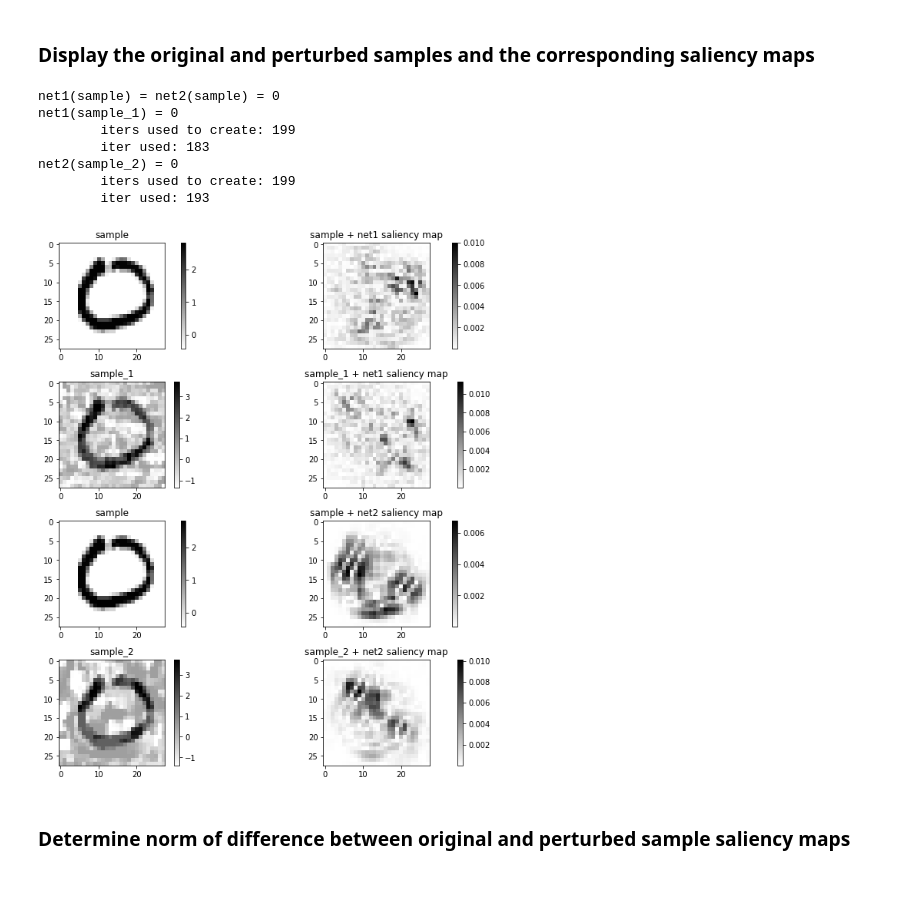
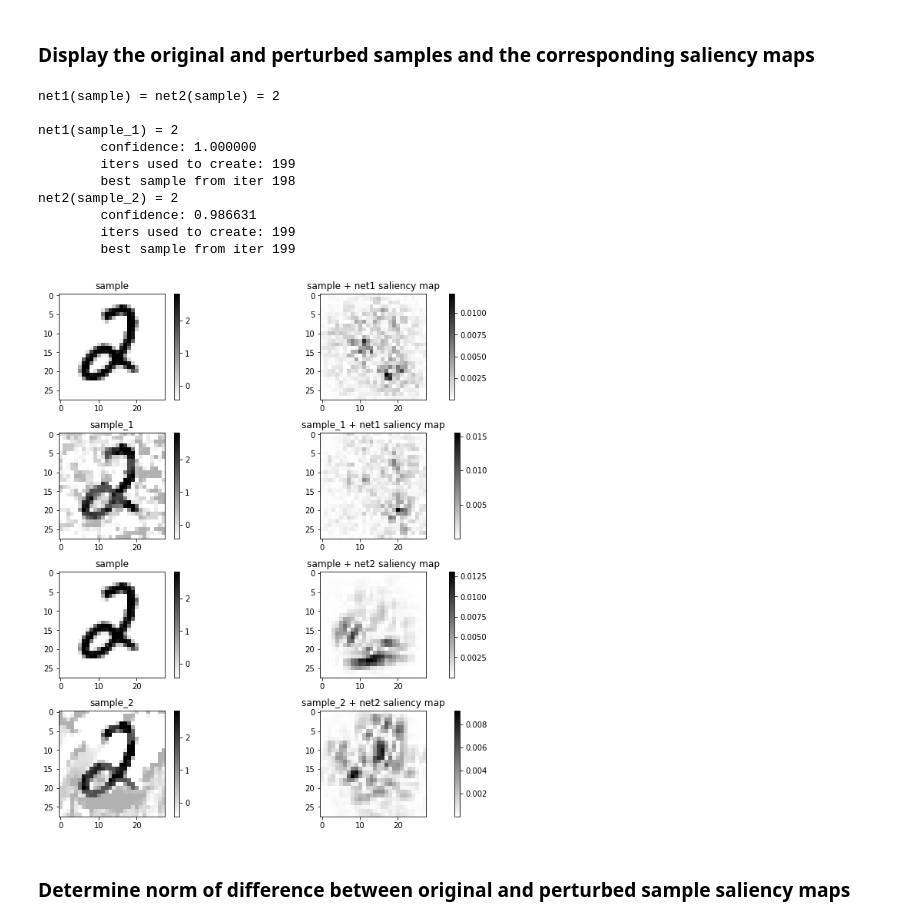
Before and after one commit to a1noack/robust_interpretations, a Jupyter notebook: attack_interps.ipynb, the cells around one changed output. Saved outputs shown, nothing was run; the diff lists cells and outputs as text; code cells hidden in the pictures; blank space fills up the shorter version.

```diff
--- a/attack_interps.ipynb
+++ b/attack_interps.ipynb
@@ -60,10 +60,12 @@ sga1 = InterpAttacker(net1, sample, label, net_proxy=net1_proxy, k=100, target=t
 sga2 = InterpAttacker(net2, sample, label, net_proxy=net2_proxy, k=100, target=target)
 
 # perform attack on both networks using sample as a starting point and track number of iterations performed
-sample_1, best_i1, iters1 = sga1.iterative_attack(sample, attack_method='targeted', interp_to_attack='simple_gradient',
-                                         measure='correlation', alpha=.005, num_iters=200, invert=False)
-sample_2, best_i2, iters2 = sga2.iterative_attack(sample, attack_method='targeted', interp_to_attack='simple_gradient',
-                                         measure='correlation', alpha=.005, num_iters=200, invert=False)
+sample_1, best_i1, iters1, confidence1 = sga1.iterative_attack(sample, attack_method='mass-center',
+                                            interp_to_attack='simple_gradient', measure='correlation',
+                                            alpha=.005, num_iters=200, invert=False)
+sample_2, best_i2, iters2, confidence2 = sga2.iterative_attack(sample, attack_method='mass-center',
+                                            interp_to_attack='simple_gradient', measure='correlation',
+                                            alpha=.005, num_iters=200, invert=False)
 
 # create saliency map for each adversarial example
 saliency_map_1 = sga1.interp_generator(net1, sample_1, label, used=False)
@@ -72,9 +74,11 @@ saliency_map_2 = sga2.interp_generator(net2, sample_2, label, used=False)
 fig = plt.figure(figsize=(10,10), constrained_layout=True)
 spec = gridspec.GridSpec(ncols=2, nrows=4, figure=fig)
 
-print(f'net1(sample) = net2(sample) = {label.item()}')
-print(f'net1(sample_1) = {torch.argmax(net1(sample_1))}\n\titers used to create: {iters1}\n\titer used: {best_i1}')
-print(f'net2(sample_2) = {torch.argmax(net2(sample_2))}\n\titers used to create: {iters2}\n\titer used: {best_i2}')
+print(f'net1(sample) = net2(sample) = {label.item()}\n')
+print(f'net1(sample_1) = {torch.argmax(net1(sample_1))}\n\tconfidence: {confidence1:4f}')
+print(f'\titers used to create: {iters1}\n\tbest sample from iter {best_i1}')
+print(f'net2(sample_2) = {torch.argmax(net2(sample_2))}\n\tconfidence: {confidence2:4f}')
+print(f'\titers used to create: {iters2}\n\tbest sample from iter {best_i2}')
 
 ax1 = fig.add_subplot(spec[0,0])
 ax1.title.set_text('sample')
@@ -93,39 +97,42 @@ plt.colorbar()
 
 ax4 = fig.add_subplot(spec[1,1])
 ax4.title.set_text('sample_1 + net1 saliency map')
 plt.imshow(saliency_map_1.squeeze().cpu().detach().numpy(), cmap='binary')
 plt.colorbar()
 
 ax5 = fig.add_subplot(spec[2,0])
 ax5.title.set_text('sample')
 plt.imshow(sample.squeeze().cpu().numpy(), cmap='binary')
 plt.colorbar()
 
 ax6 = fig.add_subplot(spec[2,1])
 ax6.title.set_text('sample + net2 saliency map')
 plt.imshow(sga2.og_saliency.squeeze().cpu().detach().numpy(), cmap='binary')
 plt.colorbar()
 
 ax5 = fig.add_subplot(spec[3,0])
 ax5.title.set_text('sample_2')
 plt.imshow(sample_2.squeeze().cpu().numpy(), cmap='binary')
 plt.colorbar()
 
 ax6 = fig.add_subplot(spec[3,1])
 ax6.title.set_text('sample_2 + net2 saliency map')
 plt.imshow(saliency_map_2.squeeze().cpu().detach().numpy(), cmap='binary')
 plt.colorbar()
 
 plt.show()
 # %% [output]
-net1(sample) = net2(sample) = 0
-net1(sample_1) = 0
+net1(sample) = net2(sample) = 2
+
+net1(sample_1) = 2
+        confidence: 1.000000
         iters used to create: 199
-        iter used: 183
-net2(sample_2) = 0
+        best sample from iter 198
+net2(sample_2) = 2
+        confidence: 0.986631
         iters used to create: 199
-        iter used: 193
+        best sample from iter 199
-[figure, old version]
+[figure, new version]
 # %% [markdown]
 ### Determine norm of difference between original and perturbed sample saliency maps
 # %% [markdown]
```
Also changed, not shown: 2 other files.
